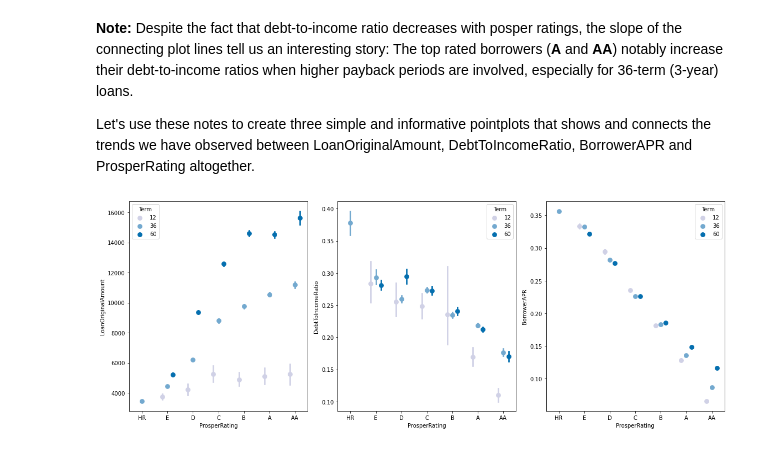
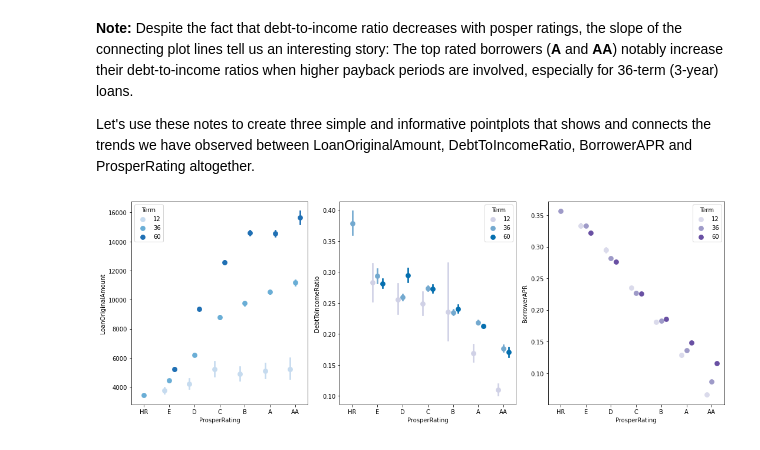
Before and after one commit to Lippins/Prosper-Loan-Data, a Jupyter notebook: exploration.ipynb, the cells around one changed output. Drawn from its saved outputs; the diff is of its cells as text; code cells hidden in the pictures.

```diff
--- a/exploration.ipynb
+++ b/exploration.ipynb
@@ -321,7 +323,8 @@ Finally, we will assign the full state name to the **BorrowerState** column, the
 # %%
-# Rename and drop redundant columns
-loan_df.BorrowerState = loan_df.City
-loan_df.drop(columns = ['State', 'City'], inplace=True)
+# Rename columns
+loan_df= loan_df.rename(columns={'BorrowerState': 'BorrowerStateCode', 'City': 'BorrowerState'})
+# Drop the redundant 'State' column
+loan_df.drop(columns = ['State'], inplace=True)
 # %%
 loan_df.info()
 # %% [output]
@@ -950,16 +954,18 @@ Let's use these notes to create three simple and informative pointplots that sho
 # %%
 # Create a list of columns to plot on the y-axis
 y_columns = ['LoanOriginalAmount','DebtToIncomeRatio', 'BorrowerAPR']
+# Create a list of color palettes
+palettes = ['Blues', 'PuBu', 'Purples']
 
-plt.figure(figsize=(16, 6))
+plt.figure(figsize=(15, 5.5))
 
-for col, index in zip(y_columns, range(3)):
+for col, index, colors in zip(y_columns, range(3), palettes):
     plt.subplot(1, 3, index+1)
-    sns.pointplot(data=loan_df, x='ProsperRating', y=col, hue='Term', linestyles='', palette='PuBu', dodge=0.4)
-
+    sns.pointplot(data=loan_df, x='ProsperRating', y=col, hue='Term',
+                  linestyles='', palette= colors, dodge=0.4)
 plt.tight_layout();
 # %% [output]
-[figure, old version]
+[figure, new version]
 # %% [markdown]
 #### Observations
 >- People with high prosper ratings, due to their higher incomes, tend to take huge loans on the platform, especially when the payback period is longer. This can be seen from the vertical distance between each point, for each prosper rating on the first plot. This behaviour seems to lead to a notable increase in Debt-to-income ratio among the highest rated individuals (**AA** and **A**). This can be observed by comparing the vertical distance between 12-month and 36-month loans, across each prosper rating group on the second plot.
```
Also changed, not shown: parts of 13 cells of this notebook.
